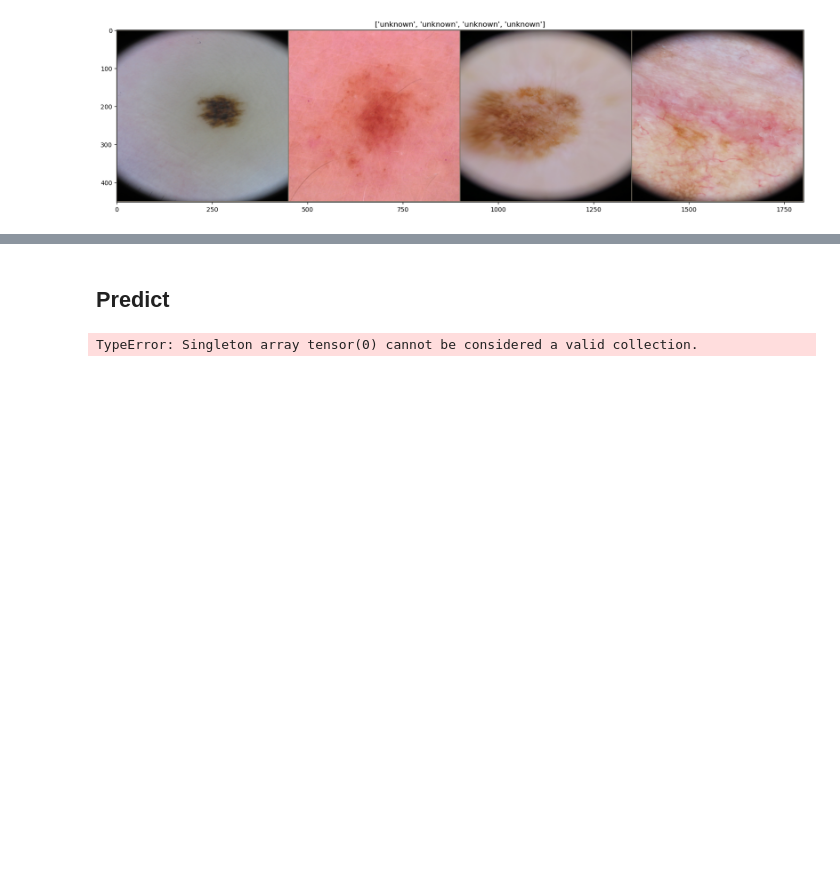
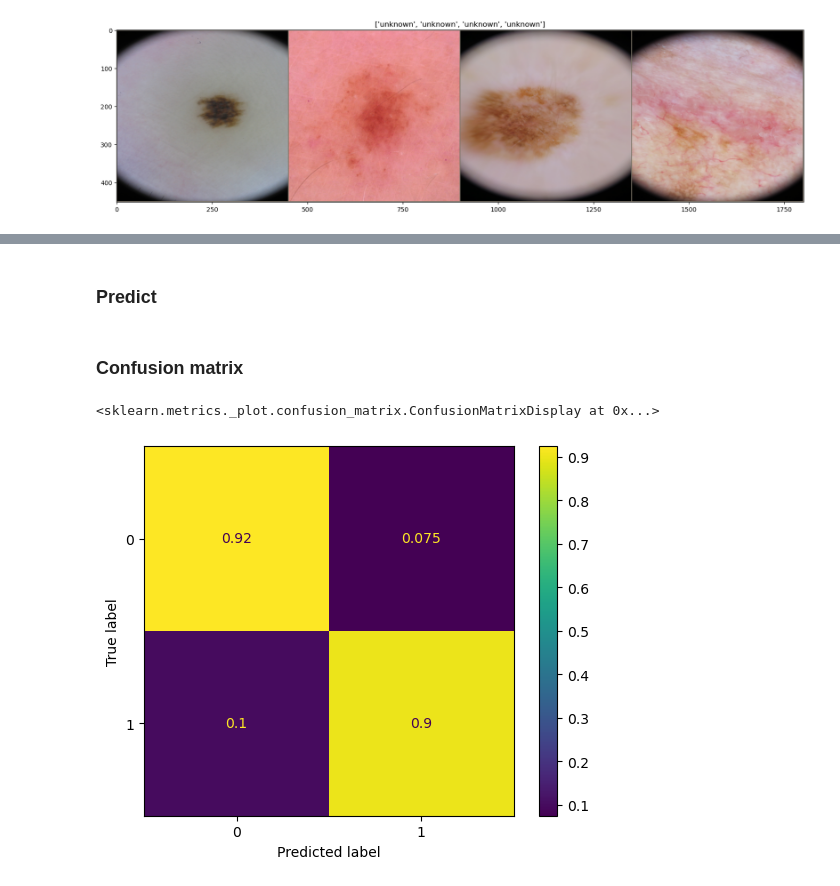
Before and after one commit to Likalto4/skin_lesion_classification, a Jupyter notebook: Deep_Learning/notebooks/check_results.ipynb, the cells around one changed output, grey strips where cells are left out. Drawn from its saved outputs; the diff is of its cells as text; code cells hidden in the pictures; blank space fills up the shorter version.

```diff
--- a/Deep_Learning/notebooks/check_results.ipynb
+++ b/Deep_Learning/notebooks/check_results.ipynb
@@ -180,4 +181,4 @@ model.load_state_dict(torch.load(model_weights_path, map_location=device))
 #send to device
 model = model.to(device)
 # %% [markdown]
-## Predict
+### Predict
@@ -194,9 +184,0 @@ model = model.to(device)
-# %%
-inputs, labels = next(iter(dataloaders['val']))
-inputs, labels = inputs.to(device), labels.to(device)
-
-with torch.no_grad():
-    out = model(inputs)
-    _, predicted = torch.max(out, 1)
-# %% [output]
-TypeError: Singleton array tensor(0) cannot be considered a valid collection.
@@ -202,0 +213,16 @@ TypeError: Singleton array tensor(0) cannot be considered a valid collection.
+# %% [markdown]
+### Confusion matrix
+# %%
+# Get the outputs from pieckle file
+with open(project_path / 'data'/'results' /'outputs' /f'{model_name}_outputs.pkl', 'rb') as f:
+    outputs = pickle.load(f)
+#get prediction from outputs
+pred = np.argmax(outputs, axis=1)
+#get labels from dataloader
+labels = np.array(image_datasets['val'].targets)
+
+#plot confusion matrix as probability
+ConfusionMatrixDisplay.from_predictions(labels, pred, normalize='true')
+# %% [output]
+<sklearn.metrics._plot.confusion_matrix.ConfusionMatrixDisplay at 0x...>
+[figure, added]
```
Also changed, not shown: parts of 6 cells of this notebook, 4 other files.
